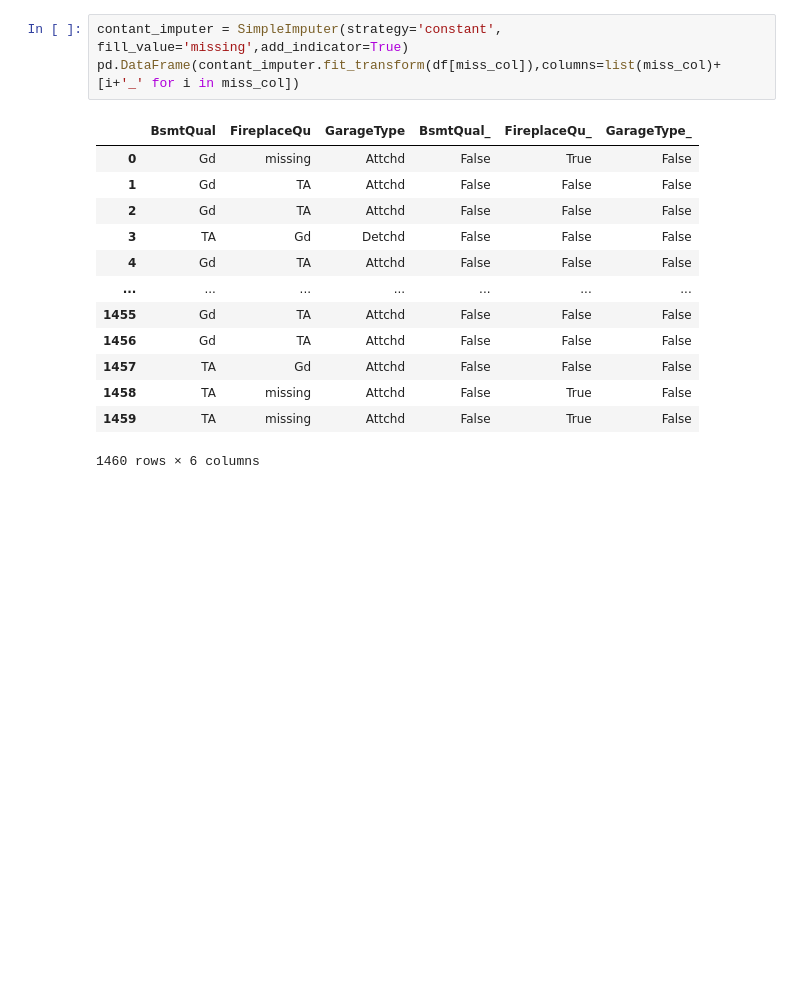
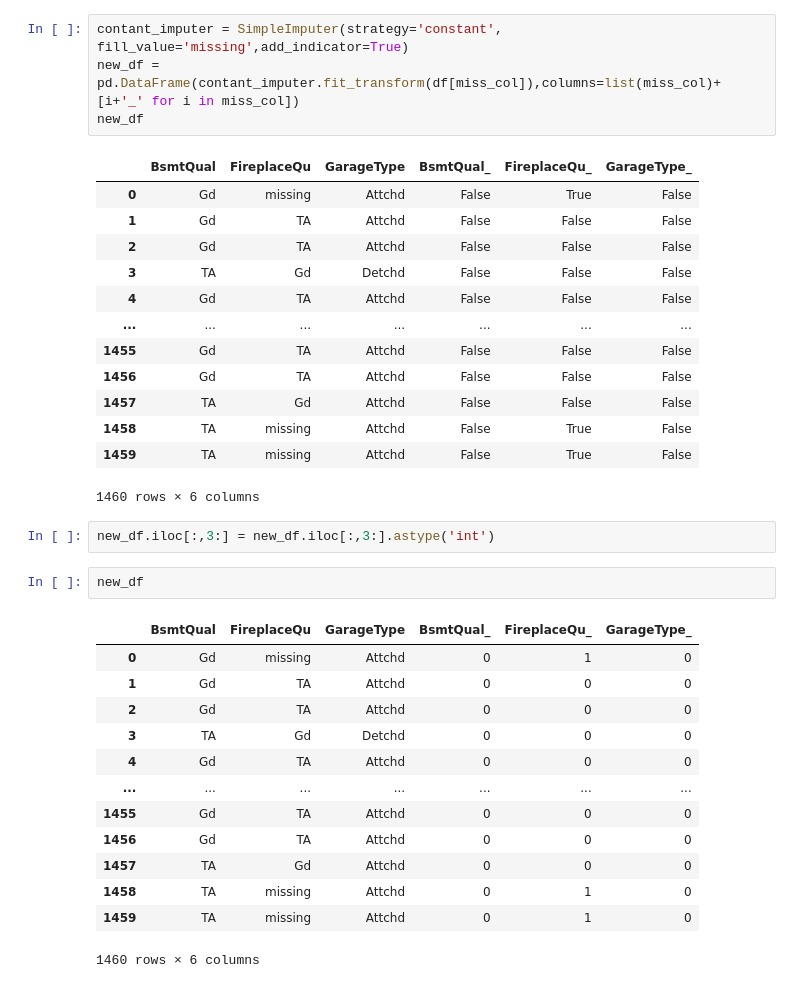
Before and after one commit to behzad89/SQL_GDAL_Commnds, a Jupyter notebook: ML_codes/Handling_Missing_Values.ipynb, the cells around one changed output. Cells and saved outputs as stored; diff of their text form; blank space fills up the shorter version.

Commit message:
Finished the handling missing values

```diff
--- a/ML_codes/Handling_Missing_Values.ipynb
+++ b/ML_codes/Handling_Missing_Values.ipynb
@@ -573,7 +573,8 @@ pd.concat([df,pd.DataFrame(mi.transform(df[miss_col]),dtype='int',columns=[i+'_'
 # Replace the NAN with new category
 # %%
 contant_imputer = SimpleImputer(strategy='constant', fill_value='missing',add_indicator=True)
-pd.DataFrame(contant_imputer.fit_transform(df[miss_col]),columns=list(miss_col)+[i+'_' for i in miss_col])
+new_df = pd.DataFrame(contant_imputer.fit_transform(df[miss_col]),columns=list(miss_col)+[i+'_' for i in miss_col])
+new_df
 # %% [output]
 |  | BsmtQual | FireplaceQu | GarageType | BsmtQual_ | FireplaceQu_ | GarageType_ |
 | 0 | Gd | missing | Attchd | False | True | False |
@@ -588,3 +589,21 @@ pd.DataFrame(contant_imputer.fit_transform(df[miss_col]),columns=list(miss_col)+
 | 1458 | TA | missing | Attchd | False | True | False |
 | 1459 | TA | missing | Attchd | False | True | False |
 1460 rows × 6 columns
+# %%
+new_df.iloc[:,3:] = new_df.iloc[:,3:].astype('int')
+# %%
+new_df
+# %% [output]
+|  | BsmtQual | FireplaceQu | GarageType | BsmtQual_ | FireplaceQu_ | GarageType_ |
+| 0 | Gd | missing | Attchd | 0 | 1 | 0 |
+| 1 | Gd | TA | Attchd | 0 | 0 | 0 |
+| 2 | Gd | TA | Attchd | 0 | 0 | 0 |
+| 3 | TA | Gd | Detchd | 0 | 0 | 0 |
+| 4 | Gd | TA | Attchd | 0 | 0 | 0 |
+| ... | ... | ... | ... | ... | ... | ... |
+| 1455 | Gd | TA | Attchd | 0 | 0 | 0 |
+| 1456 | Gd | TA | Attchd | 0 | 0 | 0 |
+| 1457 | TA | Gd | Attchd | 0 | 0 | 0 |
+| 1458 | TA | missing | Attchd | 0 | 1 | 0 |
+| 1459 | TA | missing | Attchd | 0 | 1 | 0 |
+1460 rows × 6 columns
```
